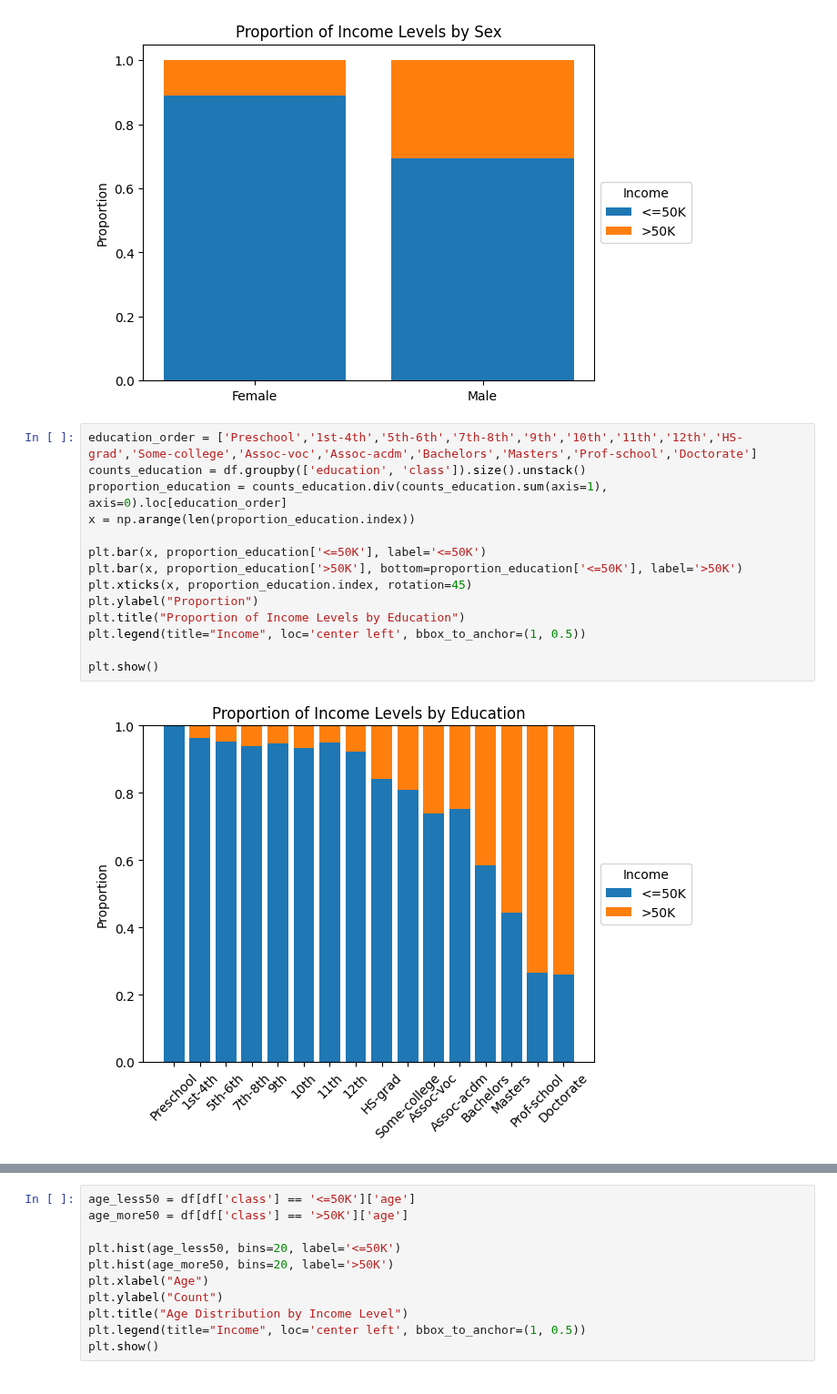
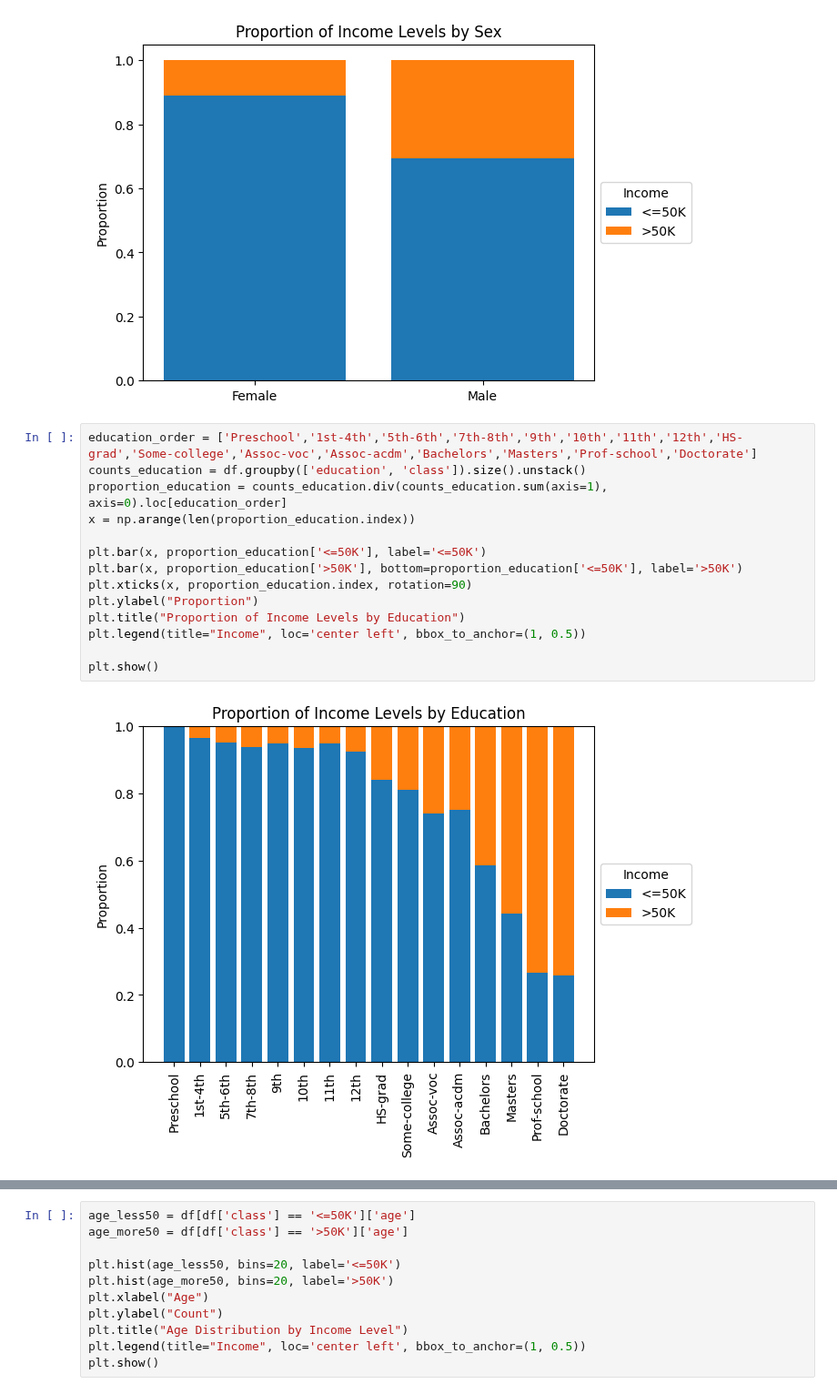
Before and after one commit to tomasgdejesus/CSE578-Project, a Jupyter notebook: mlmodels.ipynb, the cells around one changed output, grey strips where cells are left out. Shown at 91% size. Drawn from its saved outputs; the diff is of its cells as text.

```diff
--- a/mlmodels.ipynb
+++ b/mlmodels.ipynb
@@ -253,19 +253,19 @@ plt.show()
 # %%
 education_order = ['Preschool','1st-4th','5th-6th','7th-8th','9th','10th','11th','12th','HS-grad','Some-college','Assoc-voc','Assoc-acdm','Bachelors','Masters','Prof-school','Doctorate']
 counts_education = df.groupby(['education', 'class']).size().unstack()
 proportion_education = counts_education.div(counts_education.sum(axis=1), axis=0).loc[education_order]
 x = np.arange(len(proportion_education.index))
 
 plt.bar(x, proportion_education['<=50K'], label='<=50K')
 plt.bar(x, proportion_education['>50K'], bottom=proportion_education['<=50K'], label='>50K')
-plt.xticks(x, proportion_education.index, rotation=45)
+plt.xticks(x, proportion_education.index, rotation=90)
 plt.ylabel("Proportion")
 plt.title("Proportion of Income Levels by Education")
 plt.legend(title="Income", loc='center left', bbox_to_anchor=(1, 0.5))
 
 plt.show()
 # %% [output]
-[figure, old version]
+[figure, new version]
 # %%
 #print(df['occupation'].unique())
 
```
Also changed, not shown: parts of 2 cells of this notebook.
